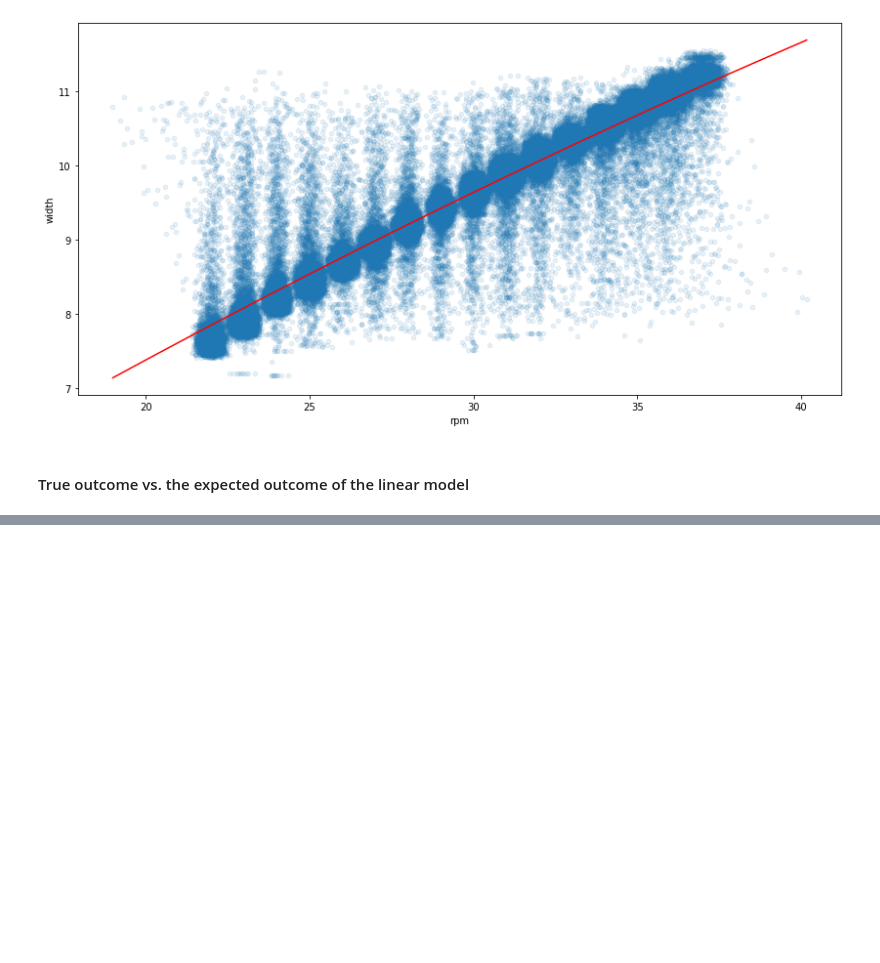
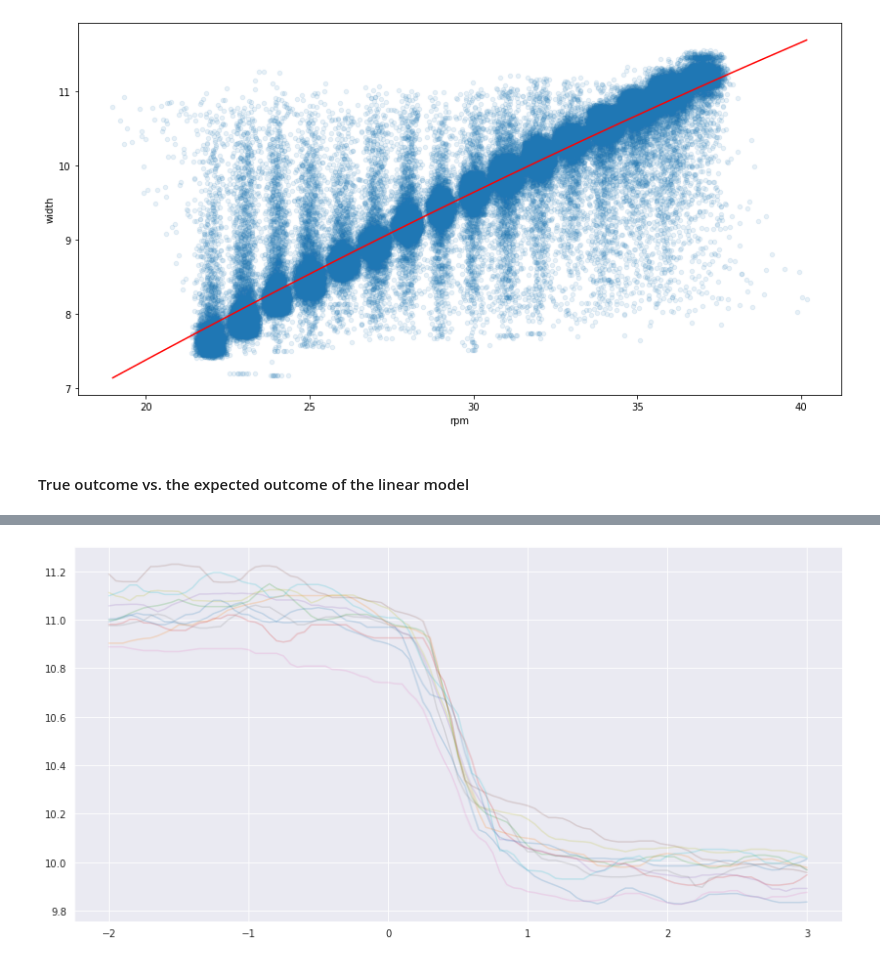
Before and after one commit to joostzaalberg/CEAD_ml, a Jupyter notebook: scripts/petg30gf_groteset_expl.ipynb, the cells around one changed output, grey strips where cells are left out. Drawn from its saved outputs; the diff is of its cells as text; code cells hidden in the pictures; blank space fills up the shorter version.

```diff
--- a/scripts/petg30gf_groteset_expl.ipynb
+++ b/scripts/petg30gf_groteset_expl.ipynb
@@ -321,0 +458,83 @@ vals 8190 and 8300:
+# %%
+# for all kinds of jumps.
+
+# defining window
+res = 20  # resolution of the datapoints, do not change unless data retrieving method is changed too.
+seconds_before = 2
+seconds_after = 3
+points_b = seconds_before * res
+points_a = seconds_after * res
+x = np.linspace(-seconds_before, seconds_after, points_a + points_b+1)
+
+# change width df to numpy array for speed
+width = np.array(df_eo['width'])
+rpm_sp = np.array(df_eo['rpm_sp'])
+
+# getting the right idx numbers of the dataset
+chng_idx_numbers = np.where(chng_idx == True)[0]
+
+from_to_columns = np.concatenate((chng_from.reshape(-1,1), chng_to.reshape(-1,1)), axis = 1)
+final_sort_idx = np.lexsort((from_to_columns[:,1], from_to_columns[:,0]))
+from_to_columns_sorted = from_to_columns[final_sort]
+
+print(final_sort_idx[:30])
+print(from_to_columns_sorted[0:10,:])
+print(from_to_columns_sorted[1100:1110,:])
+
+bin_edges = np.where(from_to_columns_sorted[1:, 1] != from_to_columns_sorted[:-1, 1])[0] + 1
+bin_edges = np.append(np.insert(bin_edges, 0, 0), len(chng_from))
+
+print(bin_edges)
+
+print('\n\n\n\n------------------ look underneath pls ----------------\nedge sorted (1:from, 2:to) idx for the original dataset\n\n')
+
+print(rpm_sp[chng_idx_numbers[final_sort_idx]][:30])  #            <--- works for rpm FROM !
+print(rpm_sp[chng_idx_numbers[final_sort_idx]+1][:30])#            <--- works for rpm TO !
+
+for i, edge in enumerate(bin_edges):
+    if i == 0:
+        edge_prev = edge
+        continue
+
+############################################## PSEAUDO CODE WHAT TO DO
+### for (all jumps in same jump):
+###    a = mean curve of all and normalized
+###    b = tuple(begin_rpm, end_rpm, delta_rpm)
+###    store a, b in set (list is posibly too slow)
+###
+### plot all curves, colored by either begin rpm, end rpm or delta rpm
+### look for posible effects in mean settle/delay time
+
+
+# get mean from that particular jump
+for i, idx in enumerate(idx_test):
+    start = idx - points_b
+    stop = idx + points_a
+    y[i, :] = np.array(df_eo.loc[start:stop, 'width'])
+    plt.plot(x, y[i, :], label=f'{idx}', alpha = 0.2)
+    idx_lst.append(idx)
+
+idx_list = np.array(idx_lst).astype('int')
+som = np.sum(y, axis=0)
+mean = som/11
+
+# plotting
+# plt.plot(x, mean, label = 'mean')
+# plt.xlabel('time after rpm change (s)')
+# plt.ylabel('bead width (mm)')
+# plt.legend()
+# plt.show()
+
+# normalizing mean
+minioem = np.min(mean)
+maxioem = np.max(mean)
+mean_norm = (mean - np.min(mean)) / (maxioem - minioem)
+
+# save curve
+
+# plt.plot(x, mean_norm, label = 'normalized mean')
+# plt.xlabel('time after rpm change (s)')
+# plt.ylabel('bead width (mm)')
+# plt.legend()
+# plt.plot()
+# %% [output]
@@ -321,0 +558 @@ vals 8190 and 8300:
+[figure, added]
```
Also changed, not shown: parts of 7 cells of this notebook.
